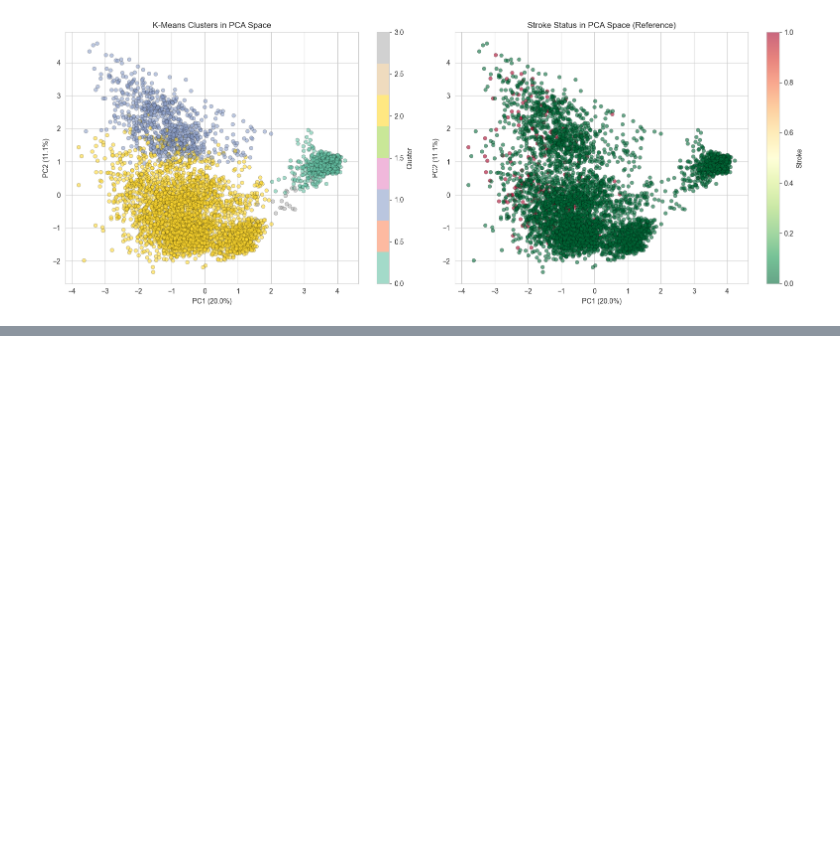
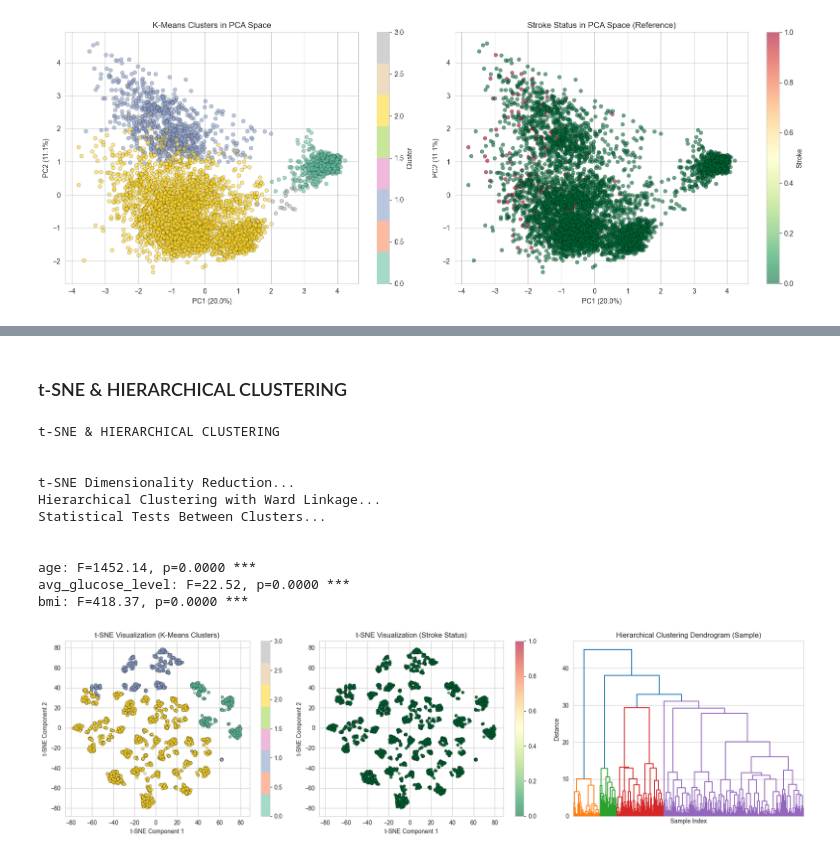
Before and after one commit to bklcross/maternal_health_archetypes, a Jupyter notebook: stroke_lab_analysis.ipynb, the cells around one changed output, grey strips where cells are left out. Saved outputs shown, nothing was run; the diff lists cells and outputs as text; code cells hidden in the pictures; blank space fills up the shorter version.

```diff
--- a/stroke_lab_analysis.ipynb
+++ b/stroke_lab_analysis.ipynb
@@ -740,0 +1038,69 @@ Stroke cases occur in every cluster (not cluster-specific)
+# %% [markdown]
+### t-SNE & HIERARCHICAL CLUSTERING
+# %%
+print("t-SNE & HIERARCHICAL CLUSTERING")
+print("\n")
+
+from sklearn.manifold import TSNE
+
+print("t-SNE Dimensionality Reduction...")
+tsne = TSNE(n_components=2, random_state=RANDOM_STATE, perplexity=30)
+X_tsne = tsne.fit_transform(X_scaled)
+
+from scipy.cluster.hierarchy import dendrogram, linkage
+
+print("Hierarchical Clustering with Ward Linkage...")
+linkage_matrix = linkage(X_scaled, method='ward')
+hc_labels = fcluster(linkage_matrix, t=4, criterion='maxclust')
+
+print("Statistical Tests Between Clusters...")
+print("\n")
+
+from scipy.stats import f_oneway
+
+for feature in ['age', 'avg_glucose_level', 'bmi']:
+    groups = [df_processed[df_processed['cluster'] == i][feature]
+              for i in range(optimal_k)]
+    f_stat, p_value = f_oneway(*groups)
+    print(f"{feature}: F={f_stat:.2f}, p={p_value:.4f} {'***' if p_value < 0.001 else '**' if p_value < 0.01 else '*' if p_value < 0.05 else 'ns'}")
+
+print("\n")
+
+fig, axes = plt.subplots(1, 3, figsize=(18, 5))
+
+scatter1 = axes[0].scatter(X_tsne[:, 0], X_tsne[:, 1],
+                           c=cluster_labels, cmap='Set2', alpha=0.6, s=20, edgecolors='k', linewidth=0.3)
+axes[0].set_title('t-SNE Visualization (K-Means Clusters)')
+axes[0].set_xlabel('t-SNE Component 1')
+axes[0].set_ylabel('t-SNE Component 2')
+plt.colorbar(scatter1, ax=axes[0])
+
+scatter2 = axes[1].scatter(X_tsne[:, 0], X_tsne[:, 1],
+                           c=y, cmap='RdYlGn_r', alpha=0.6, s=20, edgecolors='k', linewidth=0.3)
+axes[1].set_title('t-SNE Visualization (Stroke Status)')
+axes[1].set_xlabel('t-SNE Component 1')
+axes[1].set_ylabel('t-SNE Component 2')
+plt.colorbar(scatter2, ax=axes[1])
+
+sample_idx = np.random.choice(len(X_scaled), 500, replace=False)
+linkage_sample = linkage(X_scaled[sample_idx], method='ward')
+dendrogram(linkage_sample, ax=axes[2], no_labels=True)
+axes[2].set_title('Hierarchical Clustering Dendrogram (Sample)')
+axes[2].set_xlabel('Sample Index')
+axes[2].set_ylabel('Distance')
+
+plt.tight_layout()
+plt.show()
+# %% [output]
+t-SNE & HIERARCHICAL CLUSTERING
+
+
+t-SNE Dimensionality Reduction...
+Hierarchical Clustering with Ward Linkage...
+Statistical Tests Between Clusters...
+
+
+age: F=1452.14, p=0.0000 ***
+avg_glucose_level: F=22.52, p=0.0000 ***
+bmi: F=418.37, p=0.0000 ***
+[figure, added]
```
Also changed, not shown: parts of 25 cells of this notebook, 1 other file.
